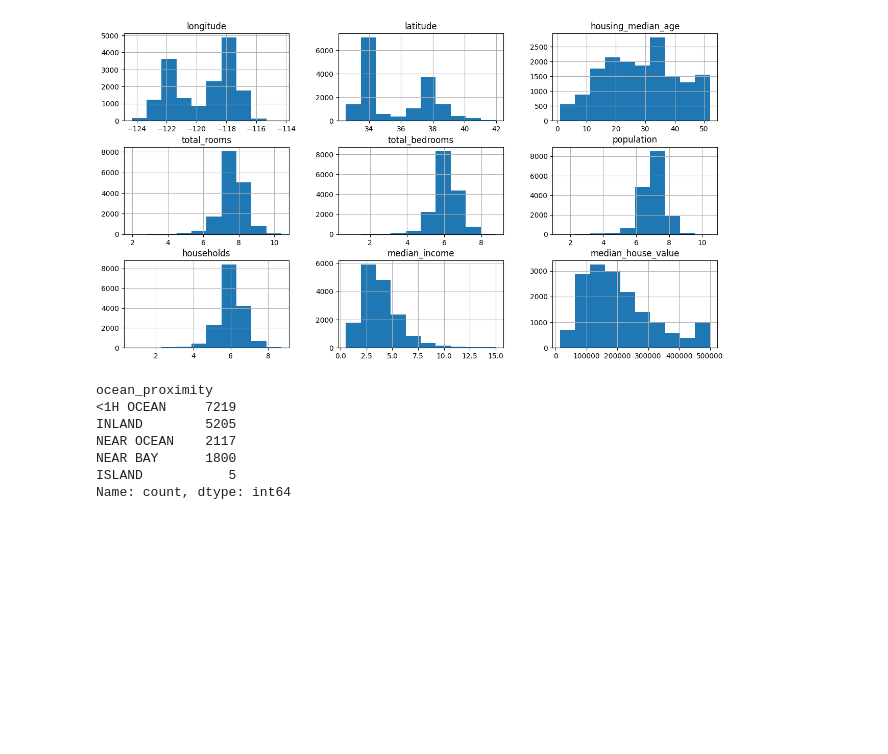
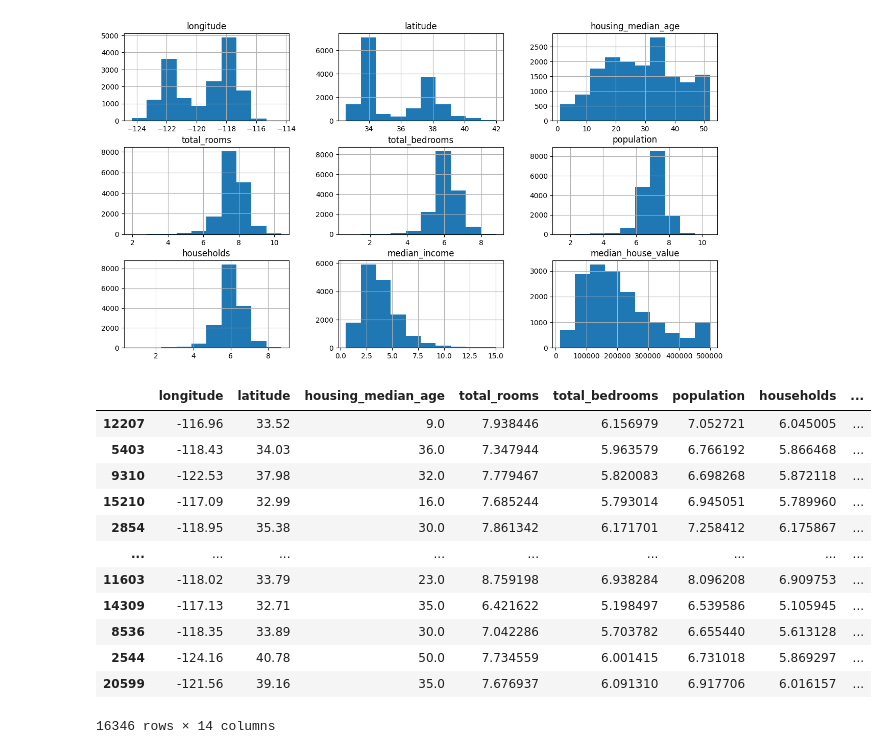
Before and after one commit to lobsangshakya/House_Prediction_Price, a Jupyter notebook: House_Prediction_project.ipynb, the cells around one changed output. Drawn from its saved outputs; the diff is of its cells as text; code cells hidden in the pictures; blank space fills up the shorter version.

```diff
--- a/House_Prediction_project.ipynb
+++ b/House_Prediction_project.ipynb
@@ -184,12 +184,20 @@ array([[<Axes: title={'center': 'longitude'}>,
         <Axes: title={'center': 'median_house_value'}>]], dtype=object)
 [figure]
 # %%
-train_data = train_data.join
+train_data = train_data.join(pd.get_dummies(train_data.ocean_proximity)).drop(['ocean_proximity'], axis=1)
-# %% [output]
-ocean_proximity
-<1H OCEAN     7219
-INLAND        5205
-NEAR OCEAN    2117
-NEAR BAY      1800
-ISLAND           5
-Name: count, dtype: int64
+# %%
+train_data
+# %% [output]
+|  | longitude | latitude | housing_median_age | total_rooms | total_bedrooms | population | households | ... |
+| 12207 | -116.96 | 33.52 | 9.0 | 7.938446 | 6.156979 | 7.052721 | 6.045005 | ... |
+| 5403 | -118.43 | 34.03 | 36.0 | 7.347944 | 5.963579 | 6.766192 | 5.866468 | ... |
+| 9310 | -122.53 | 37.98 | 32.0 | 7.779467 | 5.820083 | 6.698268 | 5.872118 | ... |
+| 15210 | -117.09 | 32.99 | 16.0 | 7.685244 | 5.793014 | 6.945051 | 5.789960 | ... |
+| 2854 | -118.95 | 35.38 | 30.0 | 7.861342 | 6.171701 | 7.258412 | 6.175867 | ... |
+| ... | ... | ... | ... | ... | ... | ... | ... | ... |
+| 11603 | -118.02 | 33.79 | 23.0 | 8.759198 | 6.938284 | 8.096208 | 6.909753 | ... |
+| 14309 | -117.13 | 32.71 | 35.0 | 6.421622 | 5.198497 | 6.539586 | 5.105945 | ... |
+| 8536 | -118.35 | 33.89 | 30.0 | 7.042286 | 5.703782 | 6.655440 | 5.613128 | ... |
+| 2544 | -124.16 | 40.78 | 50.0 | 7.734559 | 6.001415 | 6.731018 | 5.869297 | ... |
+| 20599 | -121.56 | 39.16 | 35.0 | 7.676937 | 6.091310 | 6.917706 | 6.016157 | ... |
+16346 rows × 14 columns
```
